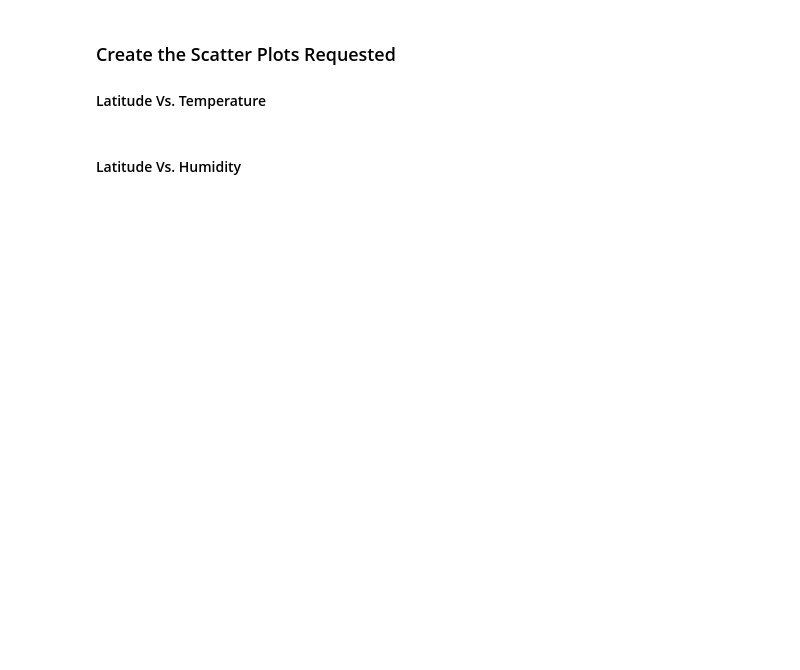
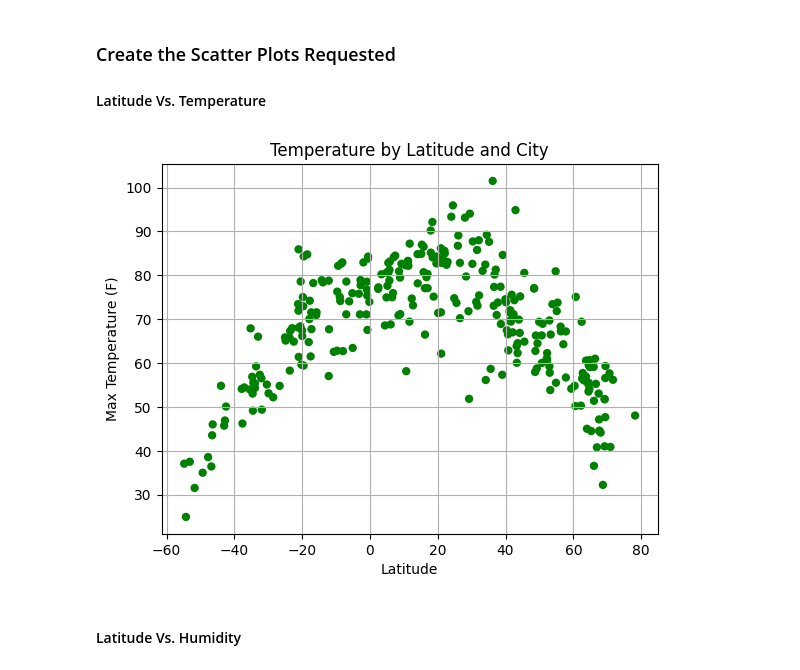
Before and after one commit to wallago-caite/python-api-challenge, a Jupyter notebook: WeatherPy.ipynb, the cells around one changed output. Saved outputs shown, nothing was run; the diff lists cells and outputs as text; code cells hidden in the pictures; blank space fills up the shorter version.

```diff
--- a/WeatherPy.ipynb
+++ b/WeatherPy.ipynb
@@ -192,22 +205,24 @@ city_data_df.head()
 # %%
 # Build scatter plot for latitude vs. temperature
 latitude = city_data_df["Lat"]
 temperature = city_data_df["Max Temp"]
 x_axis = latitude
 y_axis = temperature
-plt.scatter(x_axis, y_axis, facecolors="lightblue", edgecolors="black")
+plt.scatter(x_axis, y_axis, facecolors="green", edgecolors="none")
 
 # Incorporate the other graph properties
-plt.title("City Max Latitude vs. Temperature(2022-10-18)")
+plt.title("Temperature by Latitude and City")
 plt.xlabel("Latitude")
-plt.ylabel("Max Temperature (C)")
+plt.ylabel("Max Temperature (F)")
 plt.grid()
 
 # Save the figure
 plt.savefig("output_data/Lat_vs_Temperature.png")
 
 # Show plot
 plt.show()
+# %% [output]
+[figure, added]
 # %% [markdown]
 #### Latitude Vs. Humidity
 # %%
```
Also changed, not shown: parts of 29 cells of this notebook, 5 other files.
